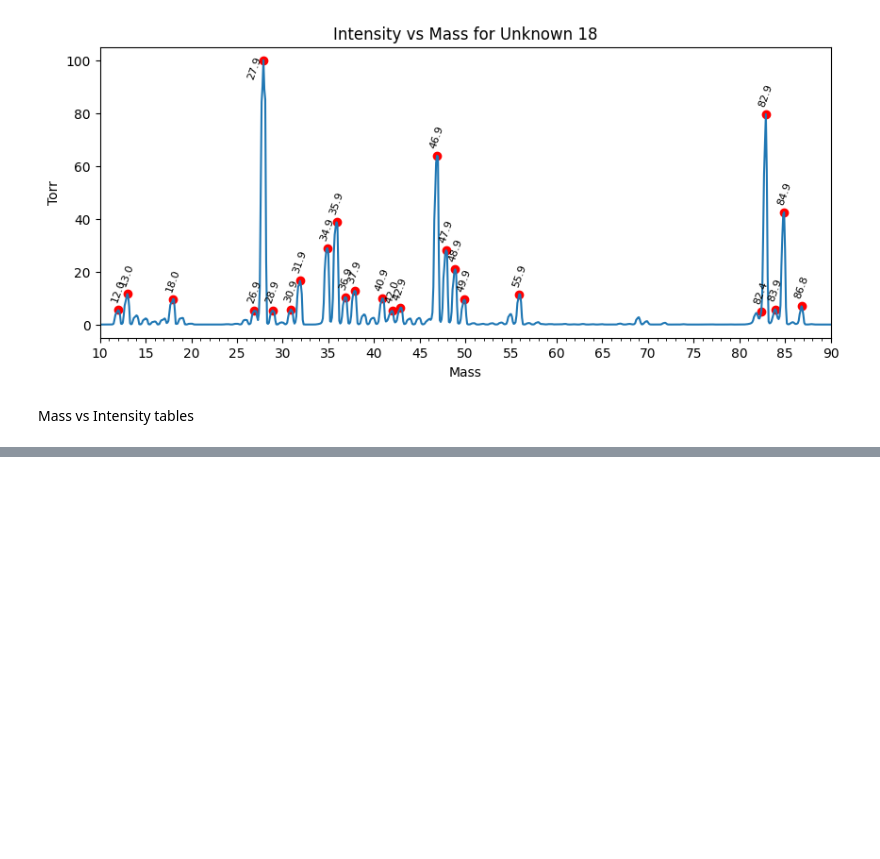
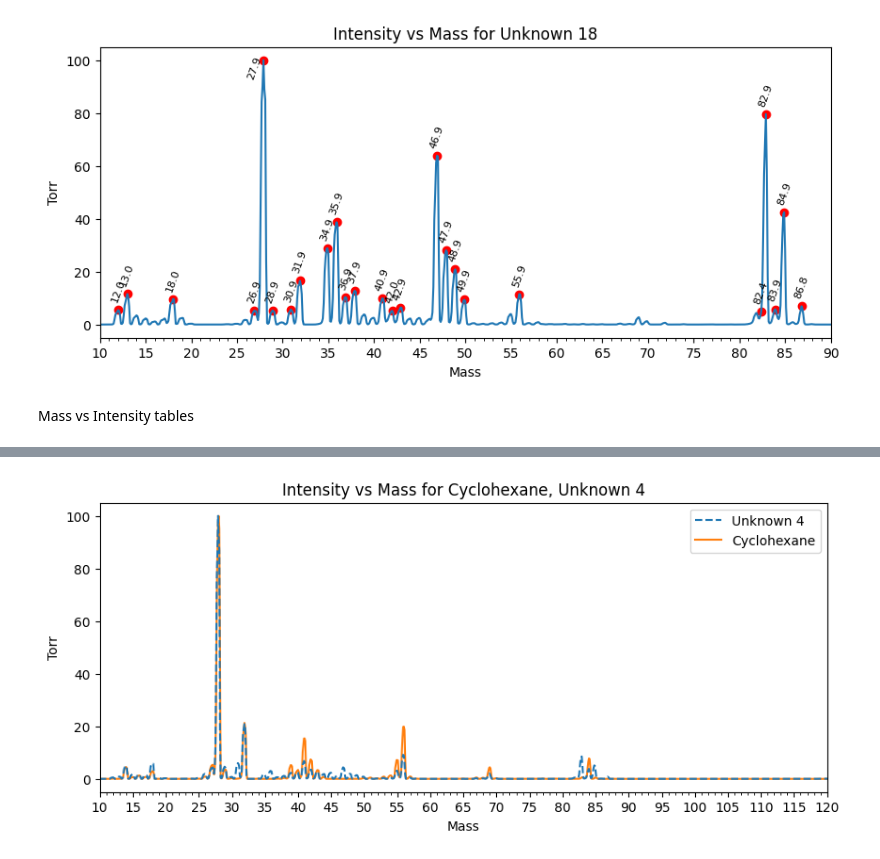
Before and after one commit to kearb-stomp/AdvLabs, a Jupyter notebook: Lab 3/Task 4.ipynb, the cells around one changed output, grey strips where cells are left out. Cells and saved outputs as stored; diff of their text form; code cells hidden in the pictures; blank space fills up the shorter version.

```diff
--- a/Lab 3/Task 4.ipynb
+++ b/Lab 3/Task 4.ipynb
@@ -285,0 +362,28 @@ print(unk_18_peaks_df)
+# %%
+
+fig, ax = plt.subplots(figsize=(10, 4))
+ax.plot(data_dict['Unknown 4']['Mass'], data_dict['Unknown 4']['Intensity'], '--', label='Unknown 4', zorder=2)
+ax.plot(data_dict['Cyclohexane']['Mass'], data_dict['Cyclohexane']['Intensity'], label='Cyclohexane', zorder=1)
+ax.xaxis.set_major_locator(MultipleLocator(5))
+ax.xaxis.set_minor_locator(MultipleLocator(1))
+ax.legend()
+#    ax.axvline(x=2,                   # x-coordinate where the line should appear
+#        color='red',            # any Matplotlib colour
+#        linestyle='--',         # '--', ':', '-.', or solid '-'
+#        linewidth=1.5,
+#        label='m/z 42')         # optional legend entry
+#    ax.axvline(x=28,                   # x-coordinate where the line should appear
+#        color='red',            # any Matplotlib colour
+#        linestyle='--',         # '--', ':', '-.', or solid '-'
+#        linewidth=1.5,
+#        label='m/z 42')         # optional legend entry
+#    ax.axvline(x=42,                   # x-coordinate where the line should appear
+#        color='red',            # any Matplotlib colour
+#        linestyle='--',         # '--', ':', '-.', or solid '-'
+#        linewidth=1.5,
+#        label='m/z 42')         # optional legend entry
+ax.set_xlim(10, 120)
+ax.set(xlabel='Mass', ylabel='Torr', title=f'Intensity vs Mass for Cyclohexane, Unknown 4')
+plt.show()
+# %% [output]
+[figure, added]
```
Also changed, not shown: parts of 5 cells of this notebook, 4 other files.
